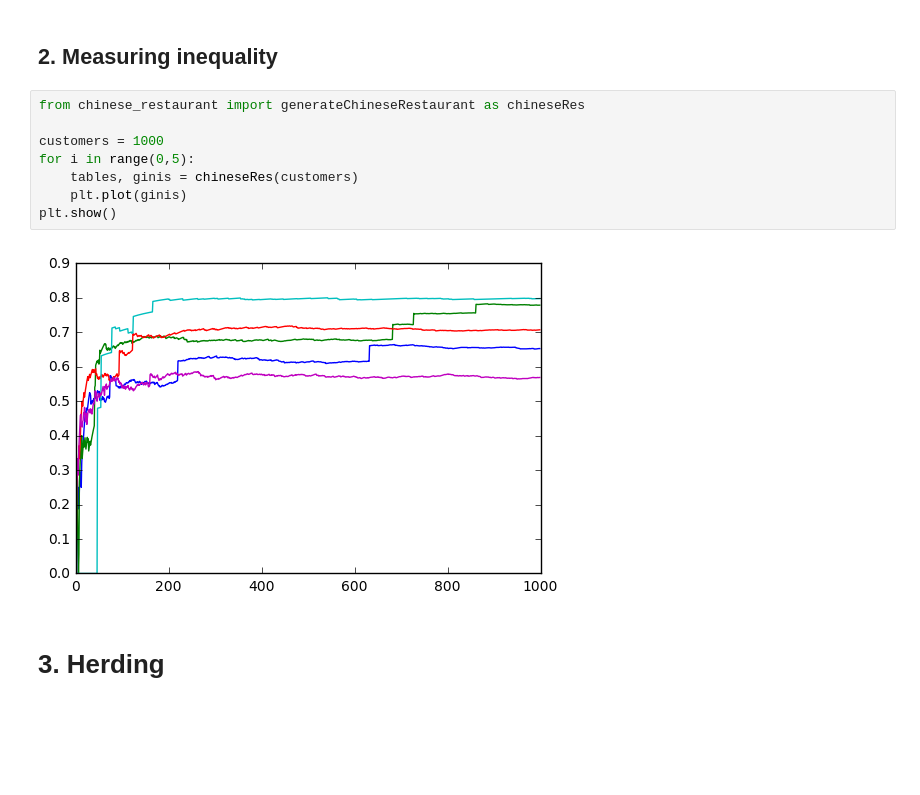
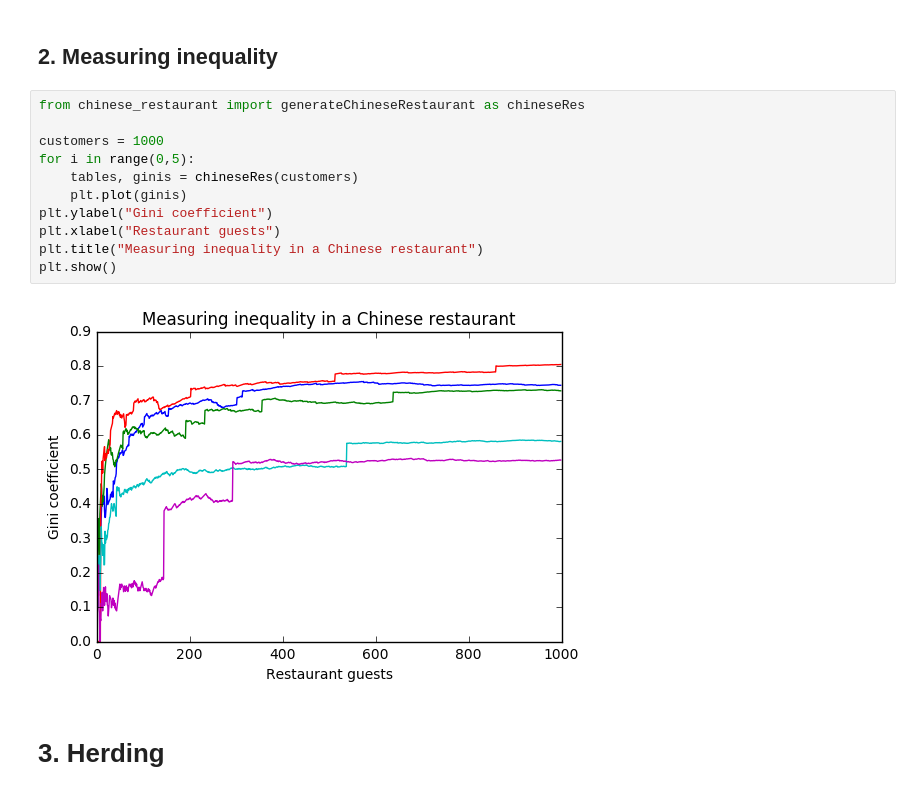
Before and after one commit to WeStCoastSlavs/quebec, a Jupyter notebook: working_dir/assignment_10/assignment_10.ipynb, the cells around one changed output. Saved outputs shown, nothing was run; the diff lists cells and outputs as text; blank space fills up the shorter version.

```diff
--- a/working_dir/assignment_10/assignment_10.ipynb
+++ b/working_dir/assignment_10/assignment_10.ipynb
@@ -277,13 +179,16 @@ plt.show()
 # %%
 from chinese_restaurant import generateChineseRestaurant as chineseRes
 
 customers = 1000
 for i in range(0,5):
     tables, ginis = chineseRes(customers)
     plt.plot(ginis)
+plt.ylabel("Gini coefficient")
+plt.xlabel("Restaurant guests")
+plt.title("Measuring inequality in a Chinese restaurant")
 plt.show()
 # %% [output]
-[figure, old version]
+[figure, new version]
 # %% [markdown]
 # 3. Herding
 # %% [markdown]
```
Also changed, not shown: parts of 20 cells of this notebook, 1 other file.
